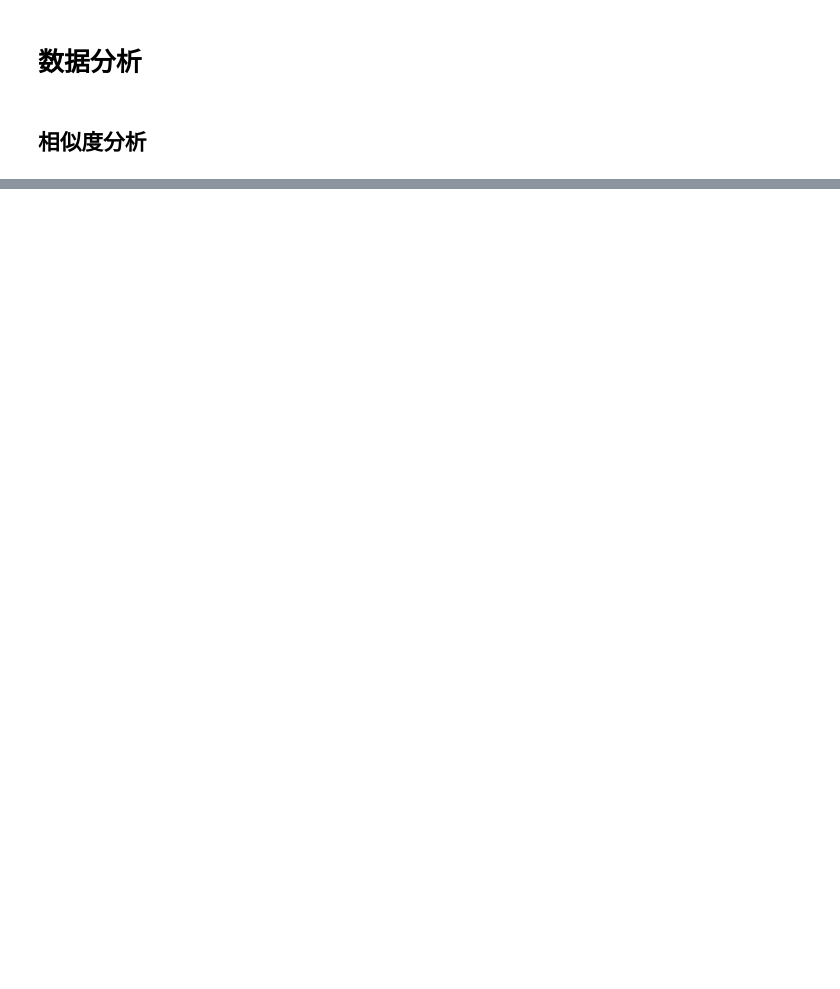
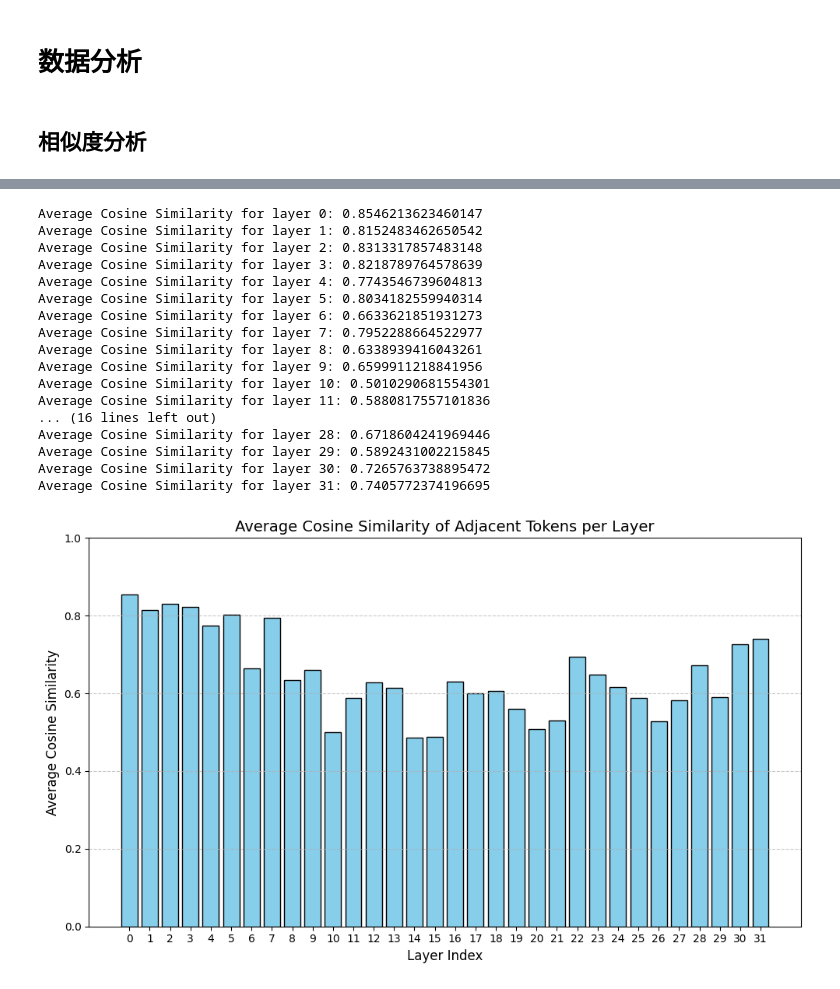
Before and after one commit to hhlxm/On-Device-MoE, a Jupyter notebook: test.ipynb, the cells around one changed output, grey strips where cells are left out. Drawn from its saved outputs; the diff is of its cells as text; code cells hidden in the pictures; blank space fills up the shorter version.

```diff
--- a/test.ipynb
+++ b/test.ipynb
@@ -16,19 +683,28 @@ import torch
 from torch import float16
 from transformers import AutoModelForCausalLM, AutoTokenizer, AutoConfig
 from models.Phi_3_5_MoE_instruct.modeling_phimoe import PhiMoEForCausalLM
-from models.DeepSeek_V2_Lite.modeling_deepseek import DeepseekV2ForCausalLM
+from models.DeepSeek_V2_Lite.modeling_deepseek_pretoken_ori_cache import DeepseekV2ForCausalLM
+from models.Qwen1_5_MoE_A2_7B.modeling_qwen2_moe_pretoken_cache import Qwen2MoeForCausalLM
+# from models.Mixtral_8x7B_v0_1.modeling_mixtral import MixtralForCausalLM
 # 加载模型和分词器
-# model_name = "/home/pairshoe/lxm/models/DeepSeek_V2_Lite"
-# model_name = "mistralai/Mixtral-8x7B-Instruct-v0.1"
-# model_name = "/home/pairshoe/lxm/models/Phi_3_5_MoE_instruct"
-model_name = "/home/pairshoe/lxm/models/Qwen1.5_MoE_A2.7B"
+# model_name = "/home/fit/renju/WORK/lxm/models/DeepSeek_V2_Lite"
+# model_name = "/home/fit/renju/WORK/lxm/models/Mixtral_8x7B_v0_1"
+# model_name = "/home/fit/renju/WORK/lxm/models/Phi_3_5_MoE_instruct"
+model_name = "/home/fit/renju/WORK/lxm/models/Qwen1_5_MoE_A2_7B"
 
 config = AutoConfig.from_pretrained(model_name, trust_remote_code=True)
+config.cache_ratio = 0.25
+config.pre_ratio = 3
 # config.num_experts_per_tok = 2 # Top k
 # print(config)
 tokenizer = AutoTokenizer.from_pretrained(model_name, trust_remote_code=True)
-# model = DeepseekV2ForCausalLM.from_pretrained(model_name, trust_remote_code=True,torch_dtype = float16).to("cuda:2")
+# model = DeepseekV2ForCausalLM.from_pretrained(model_name, trust_remote_code=True,torch_dtype = float16).to("cuda")
 # model = PhiMoEForCausalLM.from_pretrained(model_name, trust_remote_code=True,config=config,torch_dtype = float16,device_map="auto")
 # model = DeepseekV2ForCausalLM.from_pretrained(model_name, trust_remote_code=True,config=config,torch_dtype = float16).to("cuda")
-model = AutoModelForCausalLM.from_pretrained(model_name, trust_remote_code=True,config=config,torch_dtype = float16,device_map="auto")
+
+model = Qwen2MoeForCausalLM.from_pretrained(model_name, trust_remote_code=True,config=config,torch_dtype = float16,device_map="auto")
+# model = MixtralForCausalLM.from_pretrained(model_name, trust_remote_code=True,config=config,torch_dtype = float16,device_map="auto")
+# checkpoint = torch.load("/home/fit/renju/WORK/lxm/Predict/results/Qwen1_5_MoE_A2_7B/output_pretoken_instruct_finetune/qwen1_5_moe_a2_7b/alpaca/alpaca/checkpoints/checkpoint_epoch_1.pt", map_location="cuda")
+# print(checkpoint['model_state_dict'].keys())
+# model.load_state_dict(checkpoint['model_state_dict'], strict=False)
 # %% [output]
@@ -536,0 +2329,21 @@ res = plot_cosine_similarity_avg(frequencies3,layers=range(1,27),token_start=1,t
+# %%
+plot_layer_token_similarity_bar(activation_matrix,output_path="/home/fit/renju/WORK/lxm/results_temp/figures/Sentence_level/phi/phi.svg")
+# %% [output]
+Average Cosine Similarity for layer 0: 0.8546213623460147
+Average Cosine Similarity for layer 1: 0.8152483462650542
+Average Cosine Similarity for layer 2: 0.8313317857483148
+Average Cosine Similarity for layer 3: 0.8218789764578639
+Average Cosine Similarity for layer 4: 0.7743546739604813
+Average Cosine Similarity for layer 5: 0.8034182559940314
+Average Cosine Similarity for layer 6: 0.6633621851931273
+Average Cosine Similarity for layer 7: 0.7952288664522977
+Average Cosine Similarity for layer 8: 0.6338939416043261
+Average Cosine Similarity for layer 9: 0.6599911218841956
+Average Cosine Similarity for layer 10: 0.5010290681554301
+Average Cosine Similarity for layer 11: 0.5880817557101836
+... (16 lines left out)
+Average Cosine Similarity for layer 28: 0.6718604241969446
+Average Cosine Similarity for layer 29: 0.5892431002215845
+Average Cosine Similarity for layer 30: 0.7265763738895472
+Average Cosine Similarity for layer 31: 0.7405772374196695
+[figure, added]
```
Also changed, not shown: parts of 25 cells of this notebook, 11 other files.
